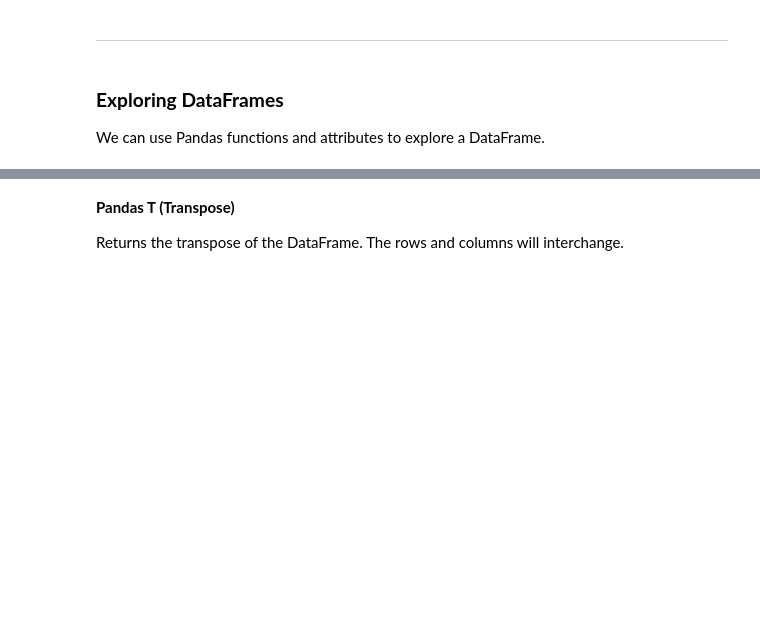
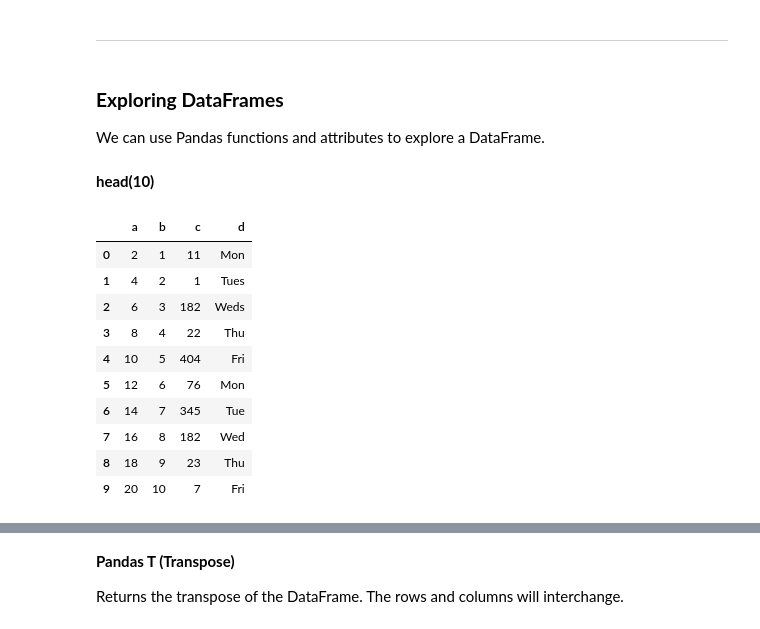
Before and after one commit to ProfessorPatrickSlatraigh/CST2312, a Jupyter notebook: CST2312_Class25_Pandas.ipynb, the cells around one changed output, grey strips where cells are left out. Cells and saved outputs as stored; diff of their text form; code cells hidden in the pictures; blank space fills up the shorter version.

```diff
--- a/CST2312_Class25_Pandas.ipynb
+++ b/CST2312_Class25_Pandas.ipynb
@@ -1380,3 +1245,26 @@ If you are familiar with joining tables in SQL the following analogies may help
 ### **Exploring DataFrames**
 
 We can use Pandas functions and attributes to explore a DataFrame.
+# %%
+d1 = {
+    "a": [2, 4, 6, 8, 10, 12, 14, 16, 18, 20],
+    "b": [1, 2, 3, 4, 5, 6, 7, 8, 9, 10],
+    "c": [11, 1, 182, 22, 404, 76, 345, 182, 23, 7],
+    "d": ["Mon", "Tues", "Weds", "Thu", "Fri", "Mon", "Tue", "Wed", "Thu", "Fri"]}
+df1 = pd.DataFrame(d1)
+# %% [markdown]
+**head(10)**
+# %%
+df1.head(10)
+# %% [output]
+|  | a | b | c | d |
+| 0 | 2 | 1 | 11 | Mon |
+| 1 | 4 | 2 | 1 | Tues |
+| 2 | 6 | 3 | 182 | Weds |
+| 3 | 8 | 4 | 22 | Thu |
+| 4 | 10 | 5 | 404 | Fri |
+| 5 | 12 | 6 | 76 | Mon |
+| 6 | 14 | 7 | 345 | Tue |
+| 7 | 16 | 8 | 182 | Wed |
+| 8 | 18 | 9 | 23 | Thu |
+| 9 | 20 | 10 | 7 | Fri |
```
Also changed, not shown: parts of 34 cells of this notebook.
